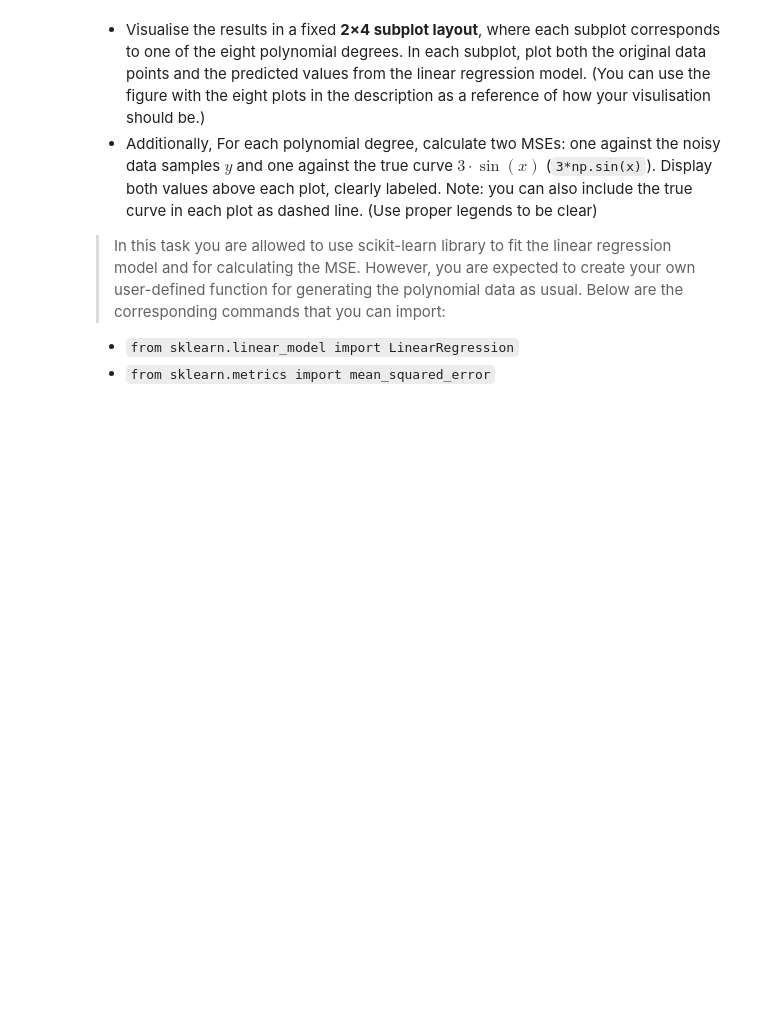
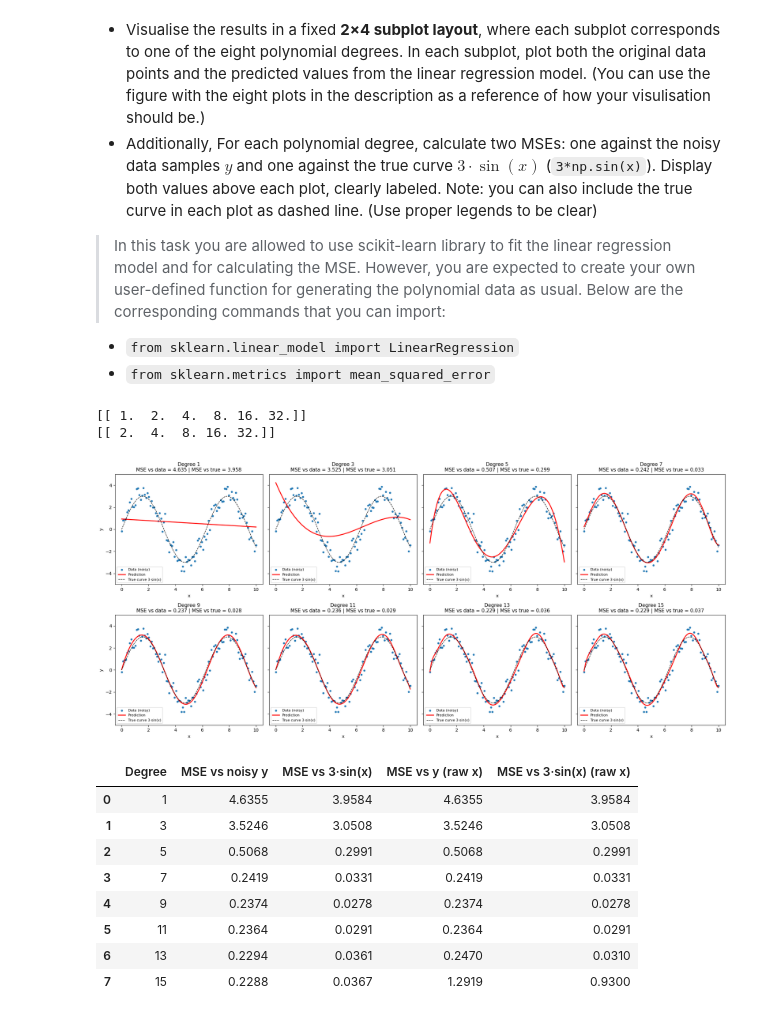
Before and after one commit to Marc0s-ikp/imperial_eee_machine_learning_course-main, a Jupyter notebook: 03_ML_NLFT.ipynb, the cells around one changed output. Cells and saved outputs as stored; diff of their text form; code cells hidden in the pictures; blank space fills up the shorter version.

```diff
--- a/03_ML_NLFT.ipynb
+++ b/03_ML_NLFT.ipynb
@@ -221,0 +303,74 @@ You are required to create a function(s) that takes a single-variable input `x`
+# %%
+# Task 2
+import pandas as pd
+from sklearn.linear_model import LinearRegression
+from sklearn.metrics import mean_squared_error
+
+def poly_transform(x, d, include_bias=True):
+    """Return z = [1, x, x^2, ..., x^d] (or [x, ..., x^d] if include_bias=False).
+    For an array x of n samples, returns an (n, d+1) or (n, d) matrix, one row per sample."""
+    x = np.asarray(x, dtype=float).reshape(-1)
+    start = 0 if include_bias else 1
+    return np.column_stack([x ** p for p in range(start, d + 1)])
+
+# quick check on a single value
+print(poly_transform(2, 5, include_bias=True))
+print(poly_transform(2, 5, include_bias=False))
+# %% [output]
+[[ 1.  2.  4.  8. 16. 32.]]
+[[ 2.  4.  8. 16. 32.]]
+# %%
+# Task 2 (continued)
+degrees = [1, 3, 5, 7, 9, 11, 13, 15]
+y_true = 3 * np.sin(x)
+order = np.argsort(x)
+
+# x runs from 0 to 10, so x^15 ~ 1e15: the raw design matrix is badly ill-conditioned and
+# least squares loses accuracy (training MSE would wrongly *increase* with degree).
+# Rescaling x to [-1, 1] before the transform spans the same polynomials but keeps the
+# numbers well-conditioned.
+x_scaled = (x - x.min()) / (x.max() - x.min()) * 2 - 1
+
+fig, axes = plt.subplots(2, 4, figsize=(20, 9), sharey=True)
+mse_rows = []
+for ax, d in zip(axes.flatten(), degrees):
+    Z = poly_transform(x_scaled, d, include_bias=True)
+    model = LinearRegression(fit_intercept=False).fit(Z, y)   # bias is already the column of ones
+    y_pred = model.predict(Z)
+
+    mse_noisy = mean_squared_error(y, y_pred)
+    mse_true = mean_squared_error(y_true, y_pred)
+    mse_rows.append([d, mse_noisy, mse_true])
+
+    ax.scatter(x, y, s=12, color='tab:blue', label='Data (noisy)')
+    ax.plot(x[order], y_pred[order], color='red', lw=2, label='Prediction')
+    ax.plot(x[order], y_true[order], 'k--', lw=1, label='True curve 3·sin(x)')
+    ax.set_title(f'Degree {d}\nMSE vs data = {mse_noisy:.3f} | MSE vs true = {mse_true:.3f}', fontsize=11)
+    ax.set_xlabel('x')
+    ax.set_ylim(-5, 5)
+    ax.legend(fontsize=8, loc='lower left')
+axes[0, 0].set_ylabel('y'); axes[1, 0].set_ylabel('y')
+plt.tight_layout()
+plt.show()
+
+# Same fit on the *unscaled* x, to show the numerical problem
+raw_rows = []
+for d in degrees:
+    Z_raw = poly_transform(x, d, include_bias=True)
+    p_raw = LinearRegression(fit_intercept=False).fit(Z_raw, y).predict(Z_raw)
+    raw_rows.append([mean_squared_error(y, p_raw), mean_squared_error(y_true, p_raw)])
+
+table = pd.DataFrame(mse_rows, columns=['Degree', 'MSE vs noisy y', 'MSE vs 3·sin(x)'])
+table[['MSE vs y (raw x)', 'MSE vs 3·sin(x) (raw x)']] = raw_rows
+table.round(4)
+# %% [output]
+[figure, added]
+|  | Degree | MSE vs noisy y | MSE vs 3·sin(x) | MSE vs y (raw x) | MSE vs 3·sin(x) (raw x) |
+| 0 | 1 | 4.6355 | 3.9584 | 4.6355 | 3.9584 |
+| 1 | 3 | 3.5246 | 3.0508 | 3.5246 | 3.0508 |
+| 2 | 5 | 0.5068 | 0.2991 | 0.5068 | 0.2991 |
+| 3 | 7 | 0.2419 | 0.0331 | 0.2419 | 0.0331 |
+| 4 | 9 | 0.2374 | 0.0278 | 0.2374 | 0.0278 |
+| 5 | 11 | 0.2364 | 0.0291 | 0.2364 | 0.0291 |
+| 6 | 13 | 0.2294 | 0.0361 | 0.2470 | 0.0310 |
+| 7 | 15 | 0.2288 | 0.0367 | 1.2919 | 0.9300 |
```
Also changed, not shown: parts of 8 cells of this notebook.
